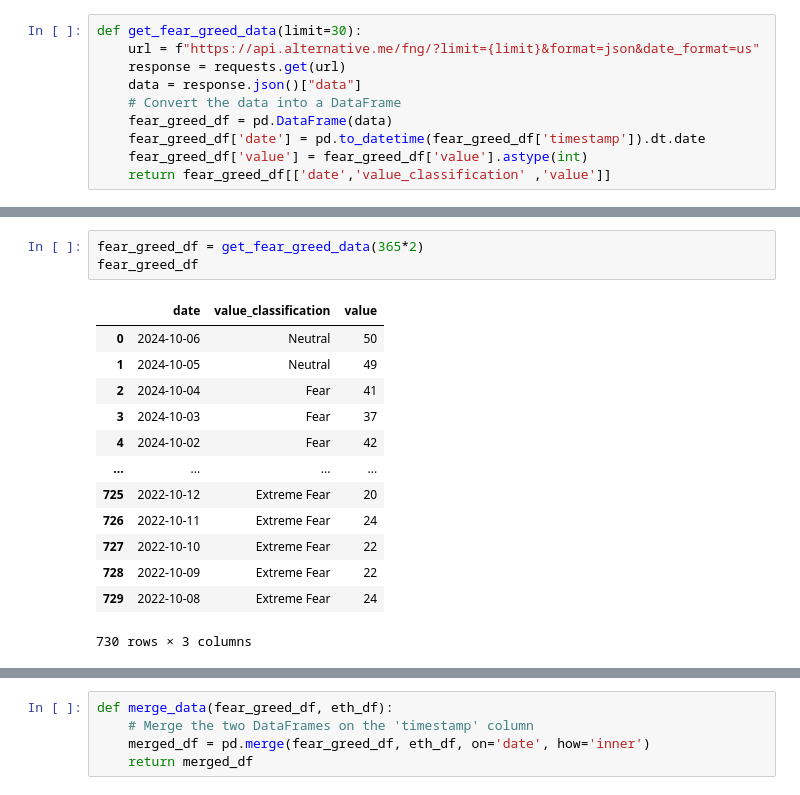
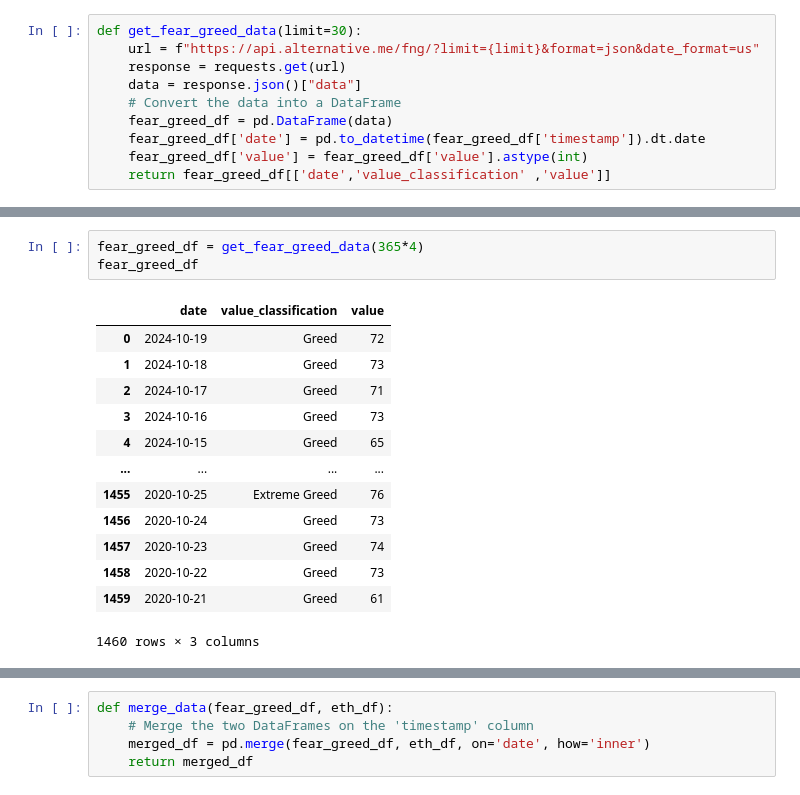
Before and after one commit to yangforbig/Crypto-Fear-Greed-Index-Graph, a Jupyter notebook: script/stream_data.ipynb, the cells around one changed output, grey strips where cells are left out. Drawn from its saved outputs; the diff is of its cells as text.

```diff
--- a/script/stream_data.ipynb
+++ b/script/stream_data.ipynb
@@ -17,17 +61,17 @@ def get_fear_greed_data(limit=30):
 # %%
-fear_greed_df = get_fear_greed_data(365*2)
+fear_greed_df = get_fear_greed_data(365*4)
 fear_greed_df
 # %% [output]
 |  | date | value_classification | value |
-| 0 | 2024-10-06 | Neutral | 50 |
-| 1 | 2024-10-05 | Neutral | 49 |
-| 2 | 2024-10-04 | Fear | 41 |
-| 3 | 2024-10-03 | Fear | 37 |
-| 4 | 2024-10-02 | Fear | 42 |
+| 0 | 2024-10-19 | Greed | 72 |
+| 1 | 2024-10-18 | Greed | 73 |
+| 2 | 2024-10-17 | Greed | 71 |
+| 3 | 2024-10-16 | Greed | 73 |
+| 4 | 2024-10-15 | Greed | 65 |
 | ... | ... | ... | ... |
-| 725 | 2022-10-12 | Extreme Fear | 20 |
-| 726 | 2022-10-11 | Extreme Fear | 24 |
-| 727 | 2022-10-10 | Extreme Fear | 22 |
-| 728 | 2022-10-09 | Extreme Fear | 22 |
-| 729 | 2022-10-08 | Extreme Fear | 24 |
+| 1455 | 2020-10-25 | Extreme Greed | 76 |
+| 1456 | 2020-10-24 | Greed | 73 |
+| 1457 | 2020-10-23 | Greed | 74 |
+| 1458 | 2020-10-22 | Greed | 73 |
+| 1459 | 2020-10-21 | Greed | 61 |
-730 rows × 3 columns
+1460 rows × 3 columns
```
Also changed, not shown: parts of 21 cells of this notebook.
